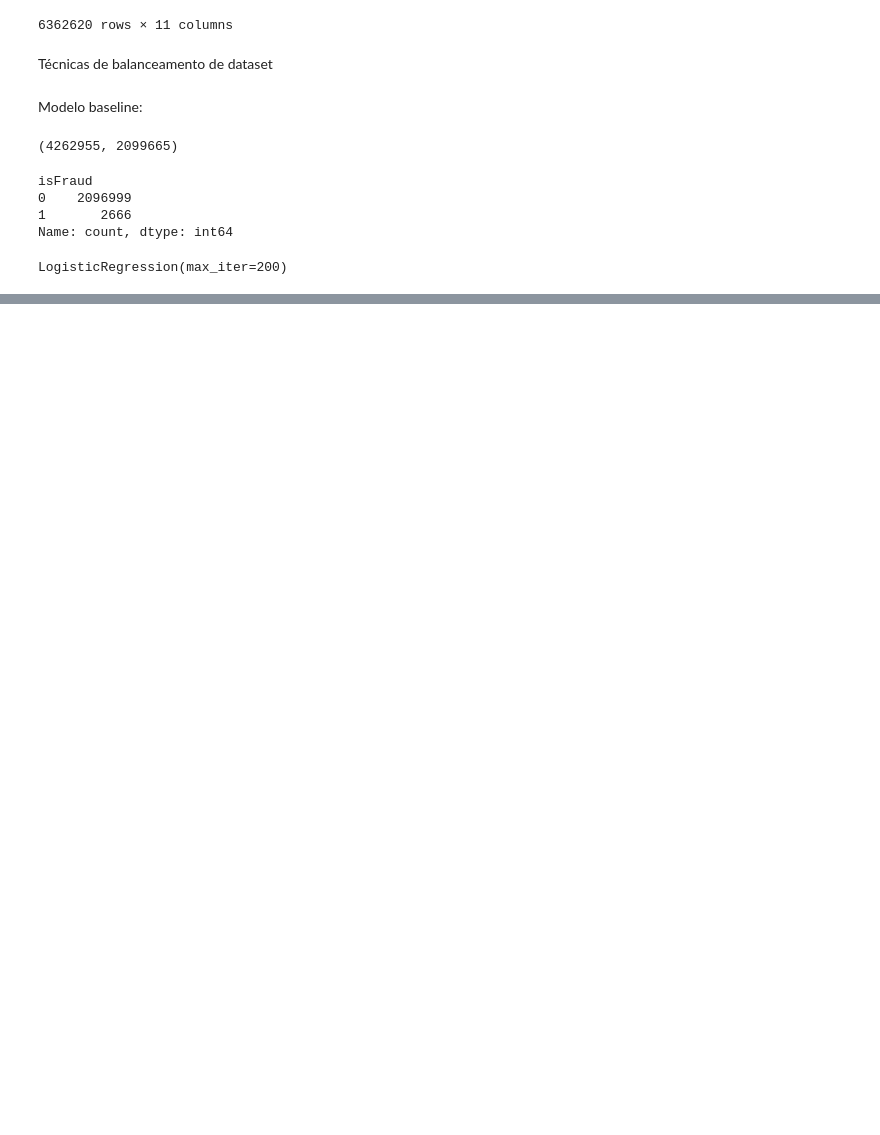
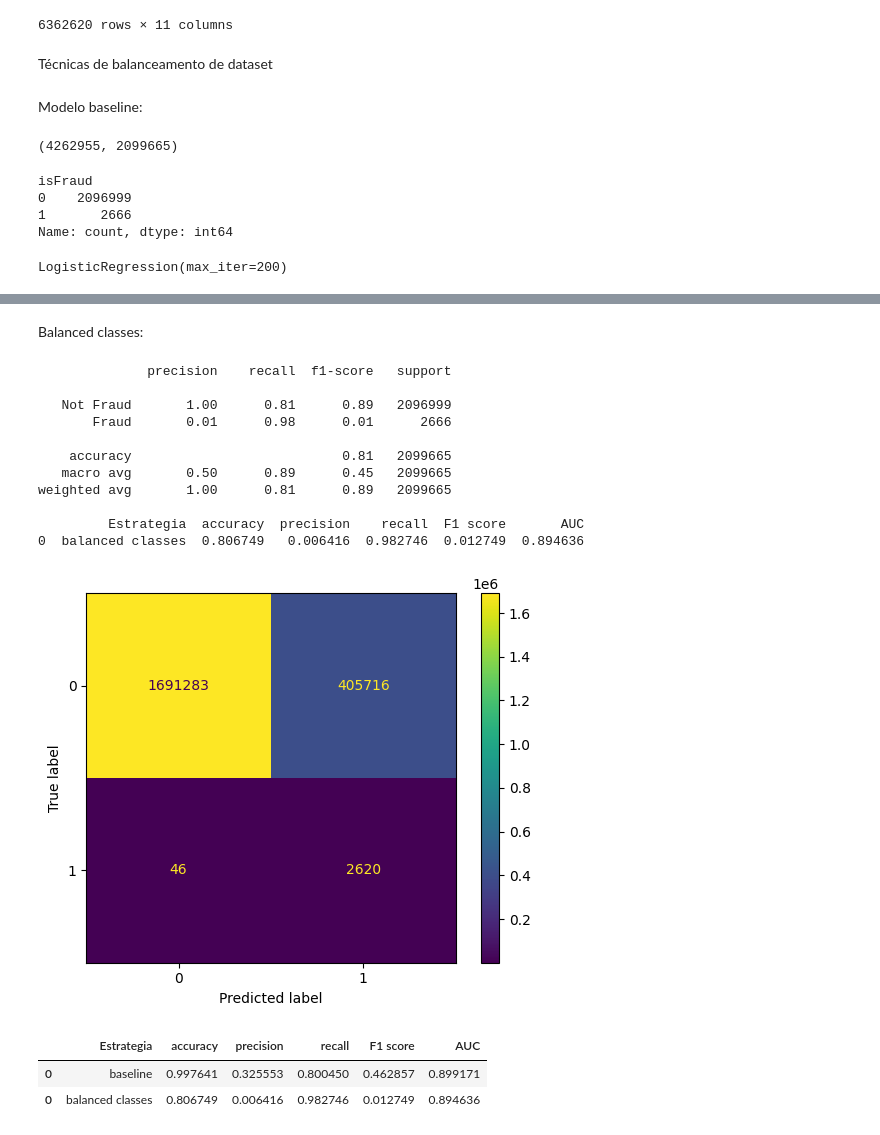
Before and after one commit to joaovjesus/Deteccao-de-Fraude, a Jupyter notebook: notebook.ipynb, the cells around one changed output, grey strips where cells are left out. Cells and saved outputs as stored; diff of their text form; code cells hidden in the pictures; blank space fills up the shorter version.

Commit message:
balanced classes model

```diff
--- a/notebook.ipynb
+++ b/notebook.ipynb
@@ -319,6 +319,34 @@ isFraud
 0    2096999
 1       2666
 Name: count, dtype: int64
+# %%
+def model_evaluation(y_test, y_pred, model_function, model_name):
+    accuracy =  accuracy_score(y_test, y_pred)
+    precision = precision_score(y_test, y_pred)
+    recall = recall_score(y_test, y_pred)
+    f1score = f1_score(y_test, y_pred)
+    auc = roc_auc_score(y_test, y_pred)
+
+    dict = {'Estrategia' : model_name,
+                 'accuracy' : accuracy,
+                 'precision' : precision,
+                 'recall' : recall,
+                 'F1 score' : f1score,
+                'AUC' : auc
+              }
+
+    df = pd.DataFrame(dict, index=[0])
+
+    cm = confusion_matrix(y_test, y_pred)
+    disp = ConfusionMatrixDisplay(confusion_matrix=cm, display_labels=model_function.classes_)
+    disp.plot(values_format='d')
+
+    cr = classification_report(y_test, y_pred, target_names=['Not Fraud', 'Fraud'])
+    print(cr)
+
+    print(df)
+
+    return df
 # %%
 logreg_baseline = LogisticRegression(max_iter=200)
 logreg_baseline.fit(X_train, y_train)
@@ -390,0 +370,28 @@ ValueError: If using all scalar values, you must pass an index
+# %% [markdown]
+Balanced classes:
+# %%
+logreg_balanced = LogisticRegression(class_weight='balanced')
+logreg_balanced.fit(X_train, y_train)
+y_pred_balanced = logreg_balanced.predict(X_test)
+# %%
+df_balanced = model_evaluation(y_test, y_pred_balanced, logreg_balanced, 'balanced classes')
+# %% [output]
+              precision    recall  f1-score   support
+
+   Not Fraud       1.00      0.81      0.89   2096999
+       Fraud       0.01      0.98      0.01      2666
+
+    accuracy                           0.81   2099665
+   macro avg       0.50      0.89      0.45   2099665
+weighted avg       1.00      0.81      0.89   2099665
+
+         Estrategia  accuracy  precision    recall  F1 score       AUC
+0  balanced classes  0.806749   0.006416  0.982746  0.012749  0.894636
+[figure, added]
+# %%
+result = pd.concat([df_baseline, df_balanced])
+result
+# %% [output]
+|  | Estrategia | accuracy | precision | recall | F1 score | AUC |
+| 0 | baseline | 0.997641 | 0.325553 | 0.800450 | 0.462857 | 0.899171 |
+| 0 | balanced classes | 0.806749 | 0.006416 | 0.982746 | 0.012749 | 0.894636 |
```
Also changed, not shown: parts of 12 cells of this notebook.
